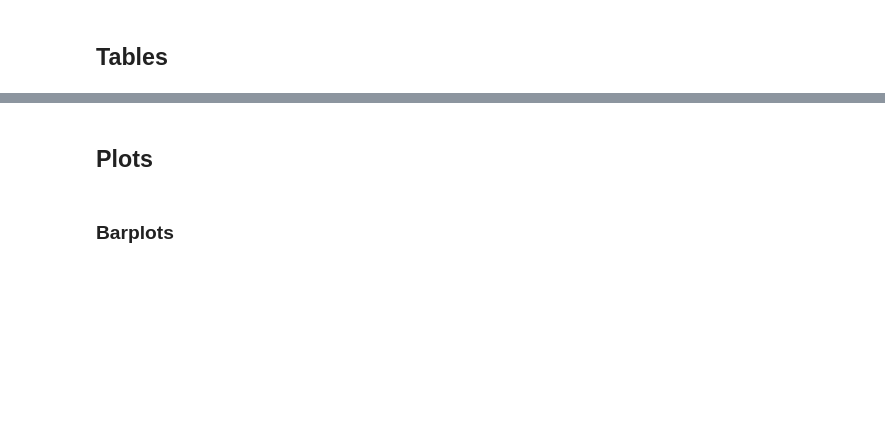
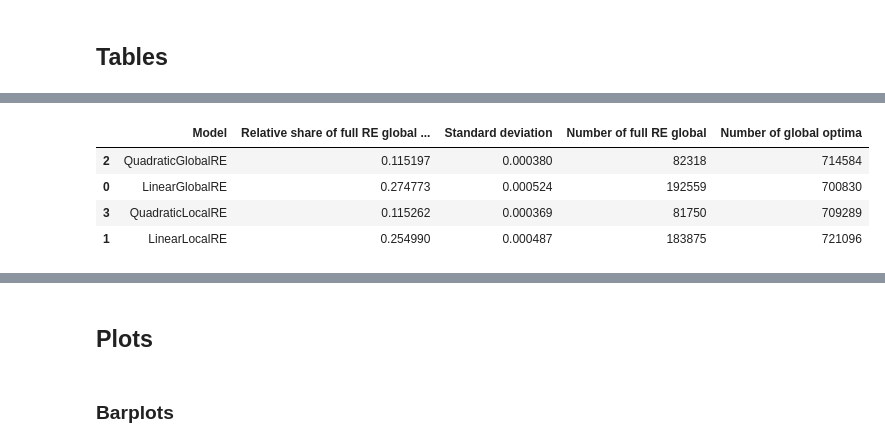
Before and after one commit to re-models/re-technical-report, a Jupyter notebook: notebooks/data_analysis_chapter_full_re_states.ipynb, the cells around one changed output, grey strips where cells are left out. Drawn from its saved outputs; the diff is of its cells as text; code cells hidden in the pictures; blank space fills up the shorter version.

```diff
--- a/notebooks/data_analysis_chapter_full_re_states.ipynb
+++ b/notebooks/data_analysis_chapter_full_re_states.ipynb
@@ -19,7 +17,7 @@ warnings.filterwarnings('ignore')
 # %%
  # relative path to data directory
 data_dir = path.join(Path(getcwd()).parent.absolute(), "data")
-data_set_name = 're_data_tau_alpha_mini'
+data_set_name = 're_data_tau_alpha'
 data_file_name = f'{data_set_name}.csv.tar.gz'
 re_data = load_re_data(data_dir,
                                 data_file_name,
@@ -35,12 +33,14 @@ re_data = load_re_data(data_dir,
                                            "fp_full_re_state",
                                            "go_full_re_state",
                                            'n_full_re_states',
-                                           'fixed_point_is_full_re_state'
+                                           'fixed_point_is_full_re_state',
+                                           'error_code'
                                            ],
                                evalcols = [
                                     "fp_full_re_state",
                                     "go_full_re_state"
-                                   ])
+                                   ],
+                              filter_erroneous_runs = True)
 # %%
 # output directory
 tables_output_dir = path.join(Path(getcwd()).parent.absolute(), "report", "tables")
@@ -336,0 +387,58 @@ for df, endpoint_type in zip([grouped_go_data, grouped_fp_data], ["go", "fp"]):
+# %%
+# separate tables for go and fp
+
+for df, endpoint_type in zip([exploded_go_data, exploded_fp_data], ["go", "fp"]):
+
+    result_df = rel_share_of_property(df,
+                           "{}_full_re_state".format(endpoint_type),
+                            col_rename = None,
+                            groupby_cols=['model_name'],
+                            collapse_branches=False,
+                            cols_group_branches = ['model_name',
+                                                   'ds',
+                                                   'init_coms',
+                                                   'weight_account',
+                                                   'weight_systematicity'],
+                            explode_cols=None,
+                            bootstrap=bootstrap,
+                            n_resamples=n_resamples)
+
+    result_df.reset_index(inplace=True)
+
+    # for later use
+    if endpoint_type == "go":
+        go_result_df = result_df
+    else:
+        fp_result_df = result_df
+
+    # sort by model name
+    result_df['model_name'] = pd.Categorical(result_df['model_name'], ["QuadraticGlobalRE",
+                                                                       "LinearGlobalRE",
+                                                                       "QuadraticLocalRE",
+                                                                       "LinearLocalRE"])
+    result_df.sort_values("model_name", inplace=True)
+
+    # Changing col names for readability
+    cols_for_tables = {'model_name':'Model',
+                   'sum_go_full_re_state': 'Number of full RE global',
+                   'size_go_full_re_state': 'Number of global optima',
+                   'rel_go_full_re_state': 'Relative share of full RE global optima',
+                   'std_go_full_re_state': 'Standard deviation',
+                   'sum_fp_full_re_state': 'Number of full RE fixed points',
+                   'size_fp_full_re_state': 'Number of fixed points',
+                   'rel_fp_full_re_state': 'Relative share of full RE fixed points',
+                   'std_fp_full_re_state': 'Standard deviation',
+                  }
+
+    display(result_df.rename(columns=cols_for_tables))
+
+
+    if export_results:
+        file_name = 'table_full_re_{}_{}.csv'.format(endpoint_type, 'pp' if analyse_branches else 'rp')
+        result_df.rename(columns=cols_for_tables).to_csv(path.join(tables_output_dir, file_name), index=False)
+# %% [output]
+|  | Model | Relative share of full RE global ... | Standard deviation | Number of full RE global | Number of global optima |
+| 2 | QuadraticGlobalRE | 0.115197 | 0.000380 | 82318 | 714584 |
+| 0 | LinearGlobalRE | 0.274773 | 0.000524 | 192559 | 700830 |
+| 3 | QuadraticLocalRE | 0.115262 | 0.000369 | 81750 | 709289 |
+| 1 | LinearLocalRE | 0.254990 | 0.000487 | 183875 | 721096 |
```
Also changed, not shown: parts of 43 cells of this notebook, 57 other files.
